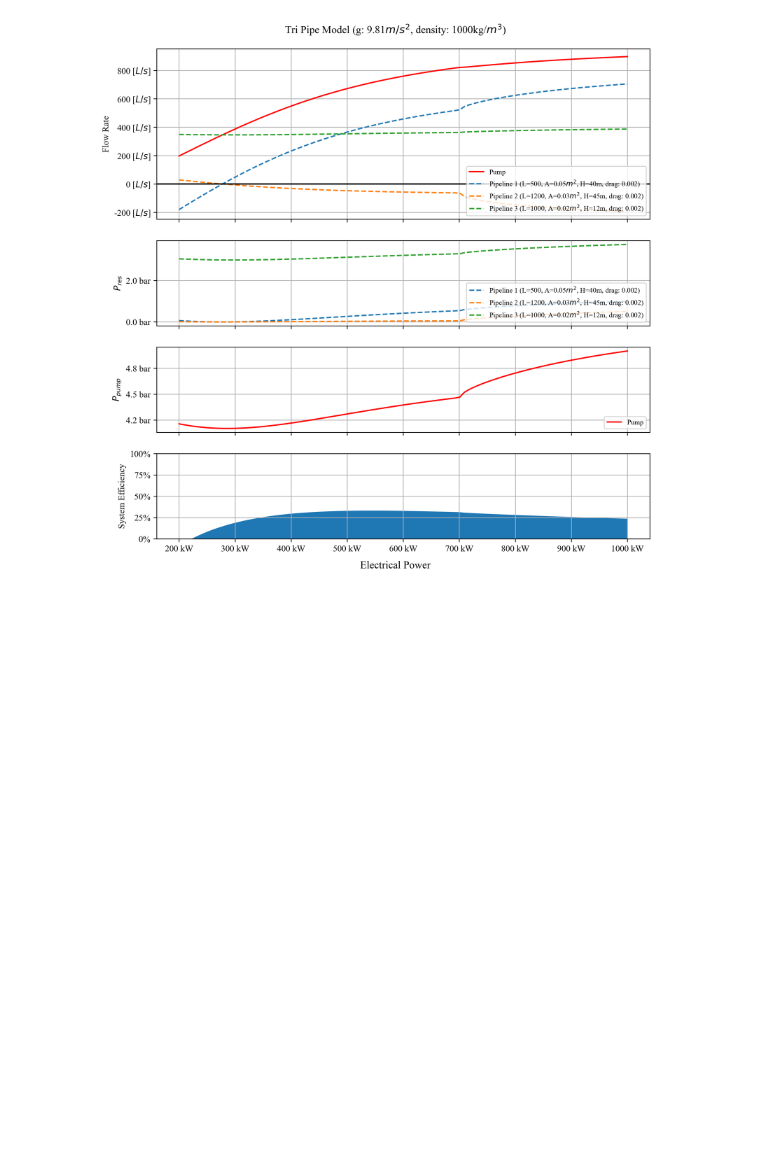
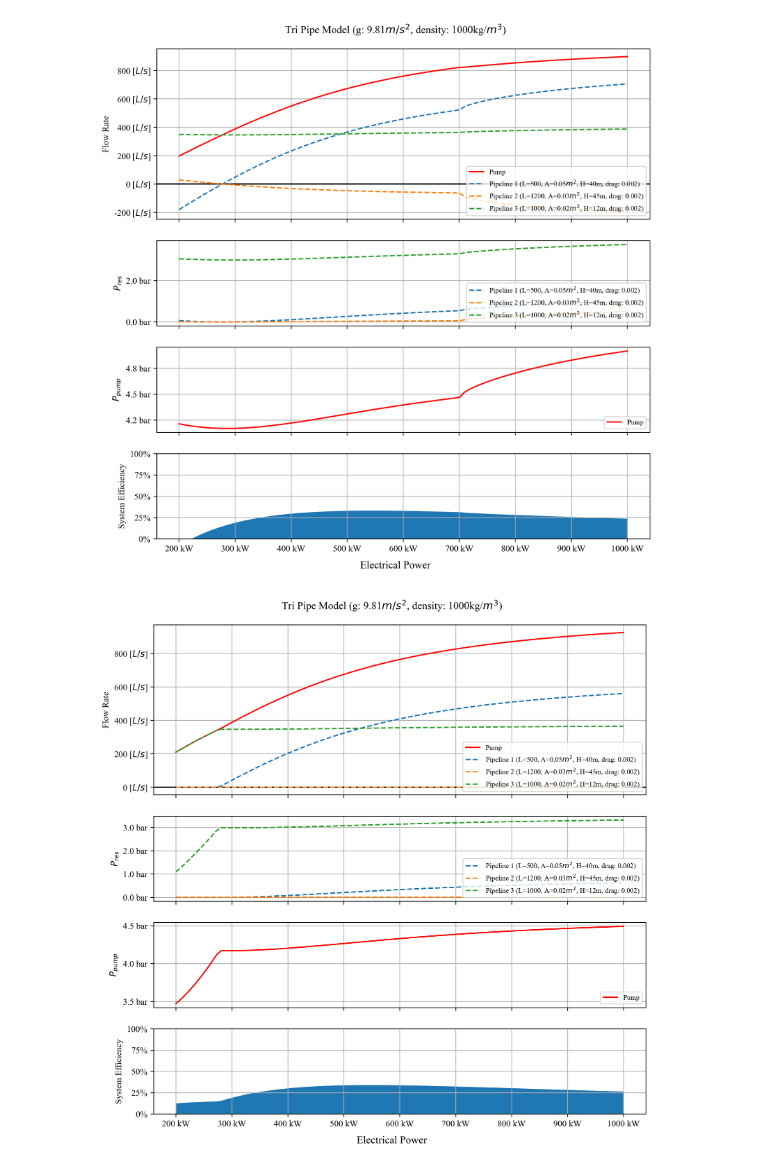
Before and after one commit to nwalser/systems-engineering-numerik, a Jupyter notebook: project/2_power_flow_rate_curve.ipynb, the cells around one changed output. Cells and saved outputs as stored; diff of their text form; code cells hidden in the pictures; blank space fills up the shorter version.

```diff
--- a/project/2_power_flow_rate_curve.ipynb
+++ b/project/2_power_flow_rate_curve.ipynb
@@ -89,4 +89,9 @@ plot_power_flow_rate_curve(tri_pipe_model, method="Nelder-Mead")
 # %% [output]
 [figure]
+# %%
+tri_pipe_model = get_default_tri_pipeline_model()
+plot_power_flow_rate_curve(tri_pipe_model, method="Nelder-Mead", options=dict(maxiter=10000), bounds=[(0, 1.2), (0, 1.2), (0, 1.2)])
+# %% [output]
+[figure, added]
 # %%
 quad_pipe_model = get_default_quad_pipeline_model()
```
Also changed, not shown: parts of 4 cells of this notebook, 2 other files.
